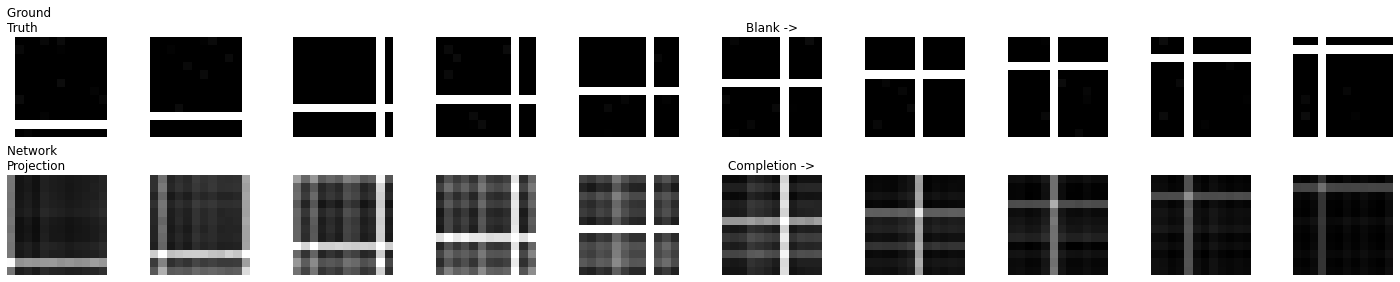
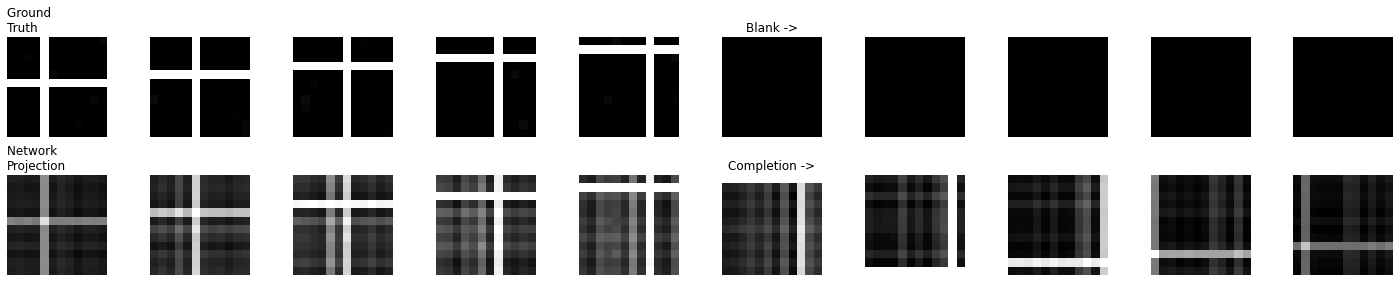
Unified diff of the notebook cell whose output changed from the first chart to the second:
--- before
+++ after
@@ -36,5 +36,8 @@
 for t in range(sequence_length):
     # Plot Ground Truth
-    axes[0, t].imshow(ground_truth_frames[t].squeeze(), cmap='gray', vmin=0, vmax=1)
+    if t < half_seq_length:
+        axes[0, t].imshow(ground_truth_frames[t].squeeze(), cmap='gray', vmin=0, vmax=1)
+    else:
+        axes[0, t].imshow(np.zeros_like(ground_truth_frames[t]).squeeze(), cmap='gray', vmin=0, vmax=1)  # Blank frame
     axes[0, t].axis('off')
     if t == 0:

Commit: adding temporal factors example